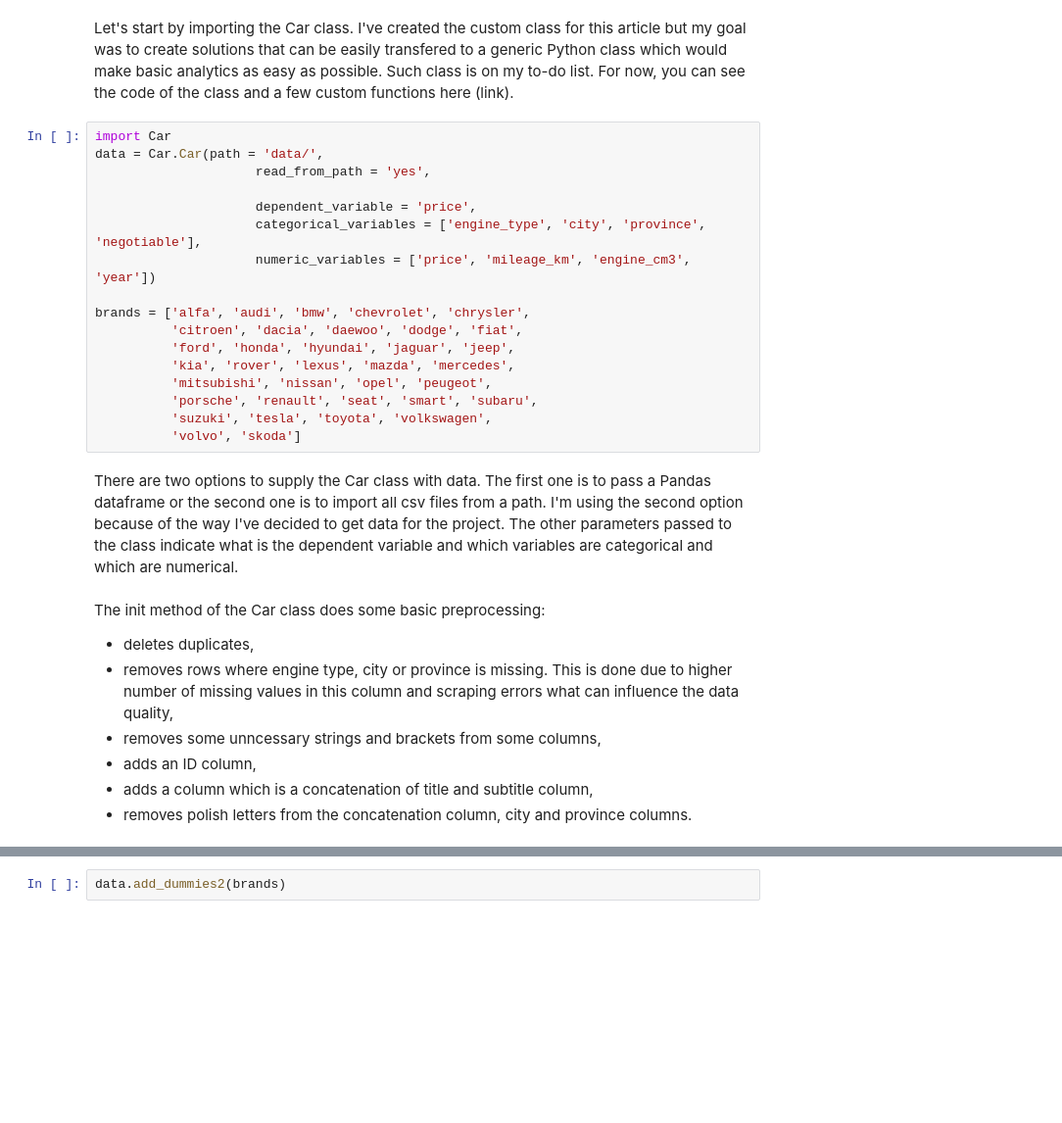
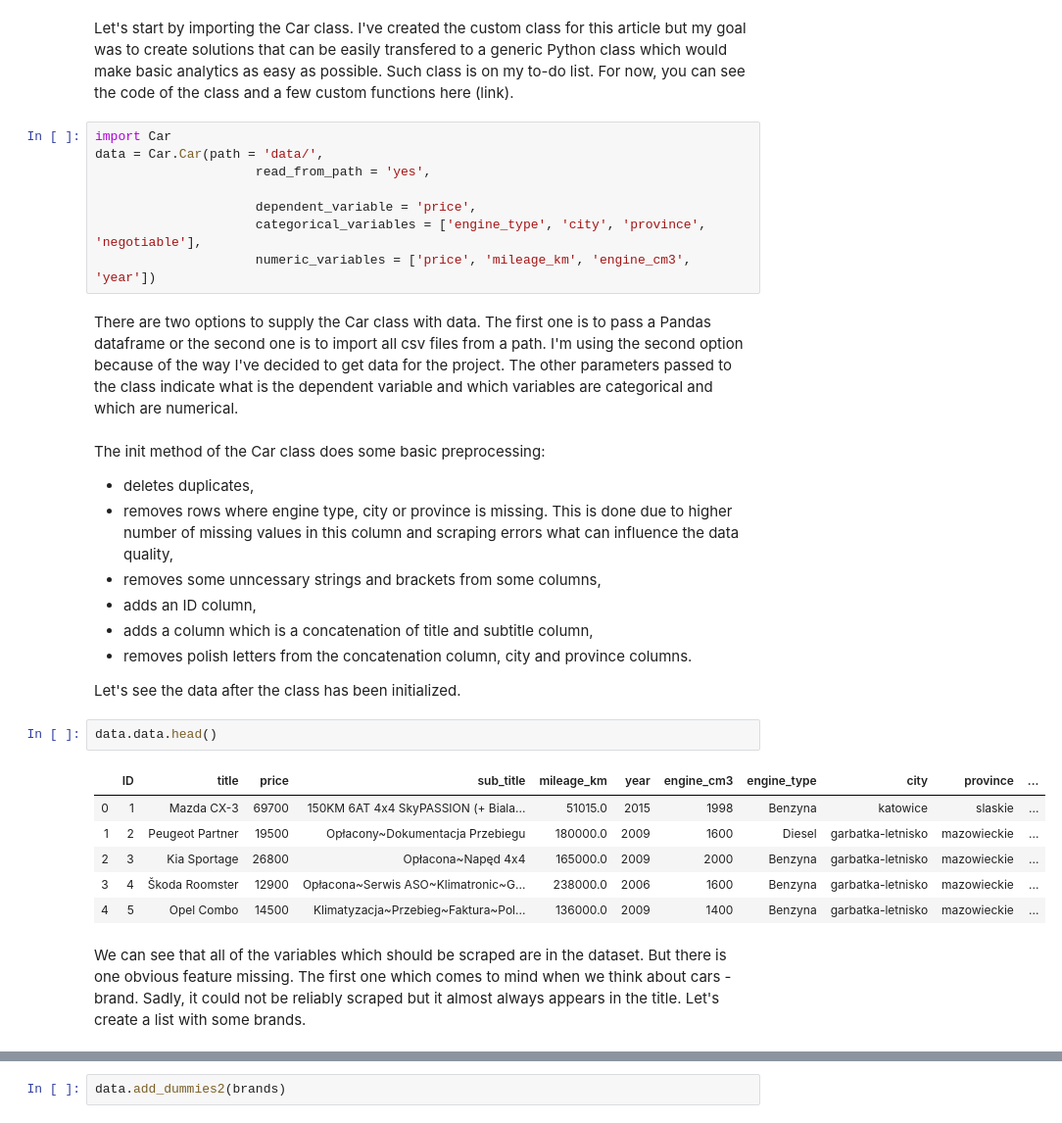
Before and after one commit to TomekQ13/Car_purchase, a Jupyter notebook: car_purchase.ipynb, the cells around one changed output, grey strips where cells are left out. Shown at 98% size. Saved outputs shown, nothing was run; the diff lists cells and outputs as text; blank space fills up the shorter version.

```diff
--- a/car_purchase.ipynb
+++ b/car_purchase.ipynb
@@ -75,15 +75,6 @@ data = Car.Car(path = 'data/',
                      dependent_variable = 'price',
                      categorical_variables = ['engine_type', 'city', 'province', 'negotiable'],
                      numeric_variables = ['price', 'mileage_km', 'engine_cm3', 'year'])
-
-brands = ['alfa', 'audi', 'bmw', 'chevrolet', 'chrysler',
-          'citroen', 'dacia', 'daewoo', 'dodge', 'fiat',
-          'ford', 'honda', 'hyundai', 'jaguar', 'jeep',
-          'kia', 'rover', 'lexus', 'mazda', 'mercedes',
-          'mitsubishi', 'nissan', 'opel', 'peugeot',
-          'porsche', 'renault', 'seat', 'smart', 'subaru',
-          'suzuki', 'tesla', 'toyota', 'volkswagen',
-          'volvo', 'skoda']
 # %% [markdown]
 There are two options to supply the Car class with data. The first one is to pass a Pandas dataframe or the second one is to import all csv files from a path. I'm using the second option because of the way I've decided to get data for the project.
 The other parameters passed to the class indicate what is the dependent variable and which variables are categorical and which are numerical.
@@ -95,3 +86,16 @@ The init method of the Car class does some basic preprocessing:
 - adds an ID column,
 - adds a column which is a concatenation of title and subtitle column,
 - removes polish letters from the concatenation column, city and province columns.
+
+Let's see the data after the class has been initialized.
+# %%
+data.data.head()
+# %% [output]
+|  | ID | title | price | sub_title | mileage_km | year | engine_cm3 | engine_type | city | province | ... |
+| 0 | 1 | Mazda CX-3 | 69700 | 150KM 6AT 4x4 SkyPASSION (+ Biala... | 51015.0 | 2015 | 1998 | Benzyna | katowice | slaskie | ... |
+| 1 | 2 | Peugeot Partner | 19500 | Opłacony~Dokumentacja Przebiegu | 180000.0 | 2009 | 1600 | Diesel | garbatka-letnisko | mazowieckie | ... |
+| 2 | 3 | Kia Sportage | 26800 | Opłacona~Napęd 4x4 | 165000.0 | 2009 | 2000 | Benzyna | garbatka-letnisko | mazowieckie | ... |
+| 3 | 4 | Škoda Roomster | 12900 | Opłacona~Serwis ASO~Klimatronic~G... | 238000.0 | 2006 | 1600 | Benzyna | garbatka-letnisko | mazowieckie | ... |
+| 4 | 5 | Opel Combo | 14500 | Klimatyzacja~Przebieg~Faktura~Pol... | 136000.0 | 2009 | 1400 | Benzyna | garbatka-letnisko | mazowieckie | ... |
+# %% [markdown]
+We can see that all of the variables which should be scraped are in the dataset. But there is one obvious feature missing. The first one which comes to mind when we think about cars - brand. Sadly, it could not be reliably scraped but it almost always appears in the title. Let's create a list with some brands.
```
Also changed, not shown: parts of 2 cells of this notebook.
